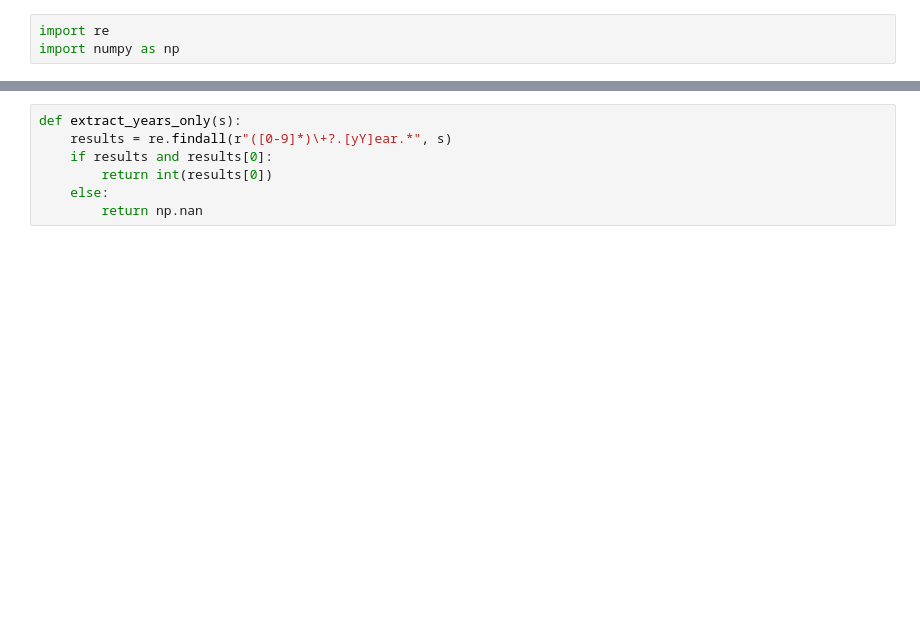
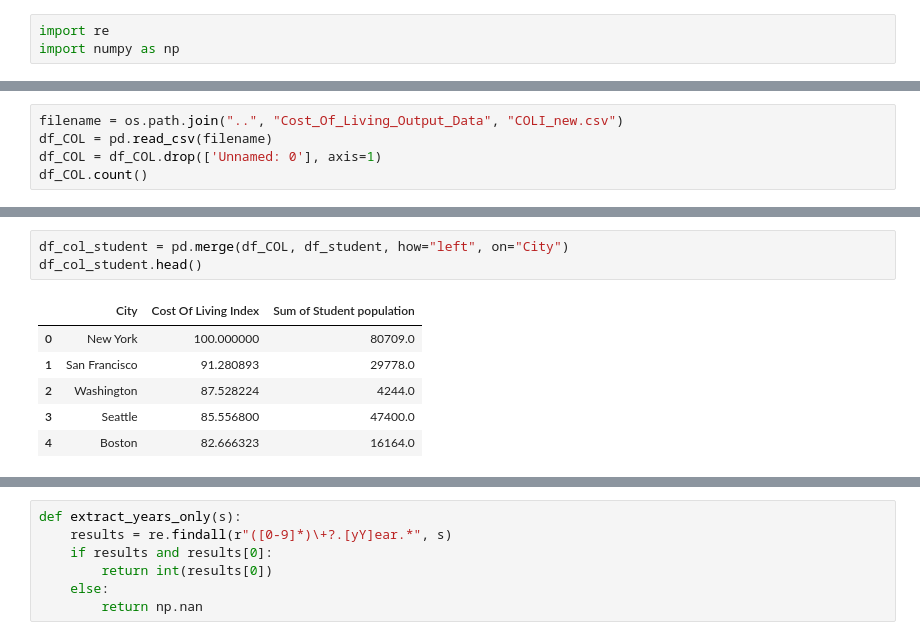
Before and after one commit to look4parul/Project1_PPDR-Consultants, a Jupyter notebook: JobMarketAnalysis/indeed_data_analysis.ipynb, the cells around one changed output, grey strips where cells are left out. Cells and saved outputs as stored; diff of their text form; blank space fills up the shorter version.

```diff
--- a/JobMarketAnalysis/indeed_data_analysis.ipynb
+++ b/JobMarketAnalysis/indeed_data_analysis.ipynb
@@ -15,0 +54,5 @@ import numpy as np
+# %%
+filename = os.path.join("..", "Cost_Of_Living_Output_Data", "COLI_new.csv")
+df_COL = pd.read_csv(filename)
+df_COL = df_COL.drop(['Unnamed: 0'], axis=1)
+df_COL.count()
@@ -15,0 +78,10 @@ import numpy as np
+# %%
+df_col_student = pd.merge(df_COL, df_student, how="left", on="City")
+df_col_student.head()
+# %% [output]
+|  | City | Cost Of Living Index | Sum of Student population |
+| 0 | New York | 100.000000 | 80709.0 |
+| 1 | San Francisco | 91.280893 | 29778.0 |
+| 2 | Washington | 87.528224 | 4244.0 |
+| 3 | Seattle | 85.556800 | 47400.0 |
+| 4 | Boston | 82.666323 | 16164.0 |
```
Also changed, not shown: parts of 21 cells of this notebook, 1 other file.
